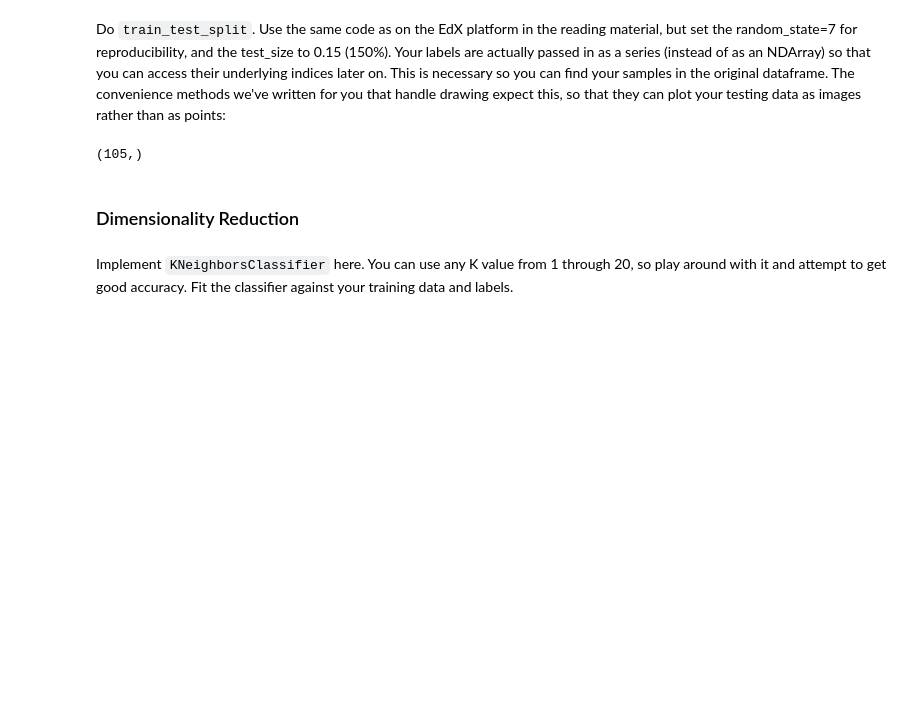
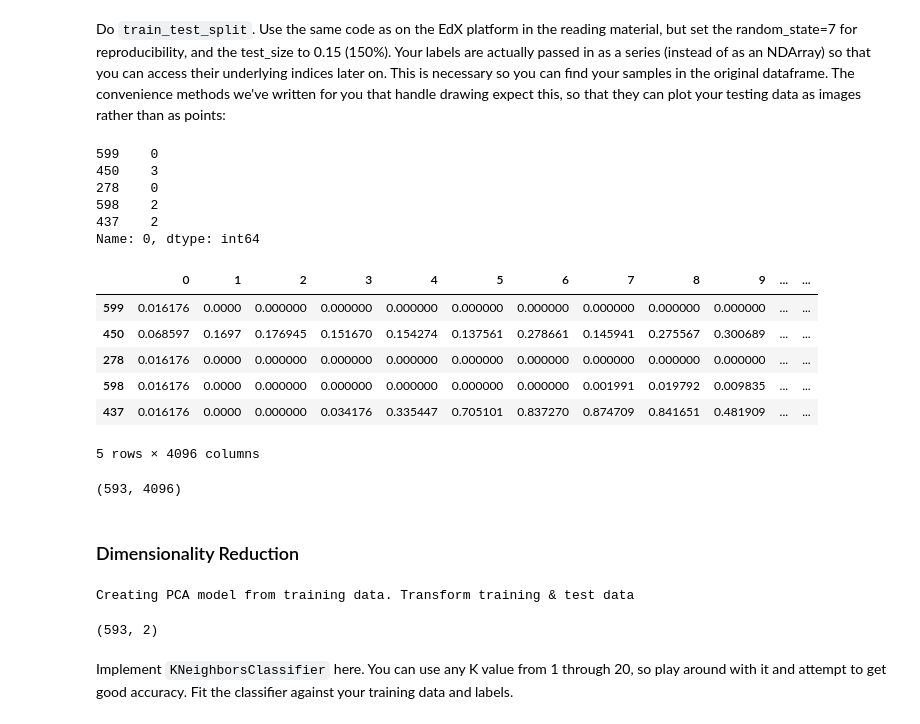
Before and after one commit to sandertan/DAT210x, a Jupyter notebook: Module5/Module5 - Lab6.ipynb, the cells around one changed output. Drawn from its saved outputs; the diff is of its cells as text; code cells hidden in the pictures; blank space fills up the shorter version.

```diff
--- a/Module5/Module5 - Lab6.ipynb
+++ b/Module5/Module5 - Lab6.ipynb
@@ -110,3 +113,8 @@ def Plot2DBoundary(DTrain, LTrain, DTest, LTest):
 ### The Assignment
 # %% [markdown]
 Use the same code from Module4/assignment4.ipynb to load up the `face_data.mat` file into a dataframe called `df`. Be sure to calculate the `num_pixels` value, and to rotate the images to being right-side-up instead of sideways. This was demonstrated in the [Lab Assignment 4](https://github.com/authman/DAT210x/blob/master/Module4/assignment4.ipynb) code.
+# %%
+mat = scipy.io.loadmat('../Module4/Datasets/face_data.mat')
+df = pd.DataFrame(mat['images']).T
+num_images, num_pixels = df.shape
+num_pixels = int(math.sqrt(num_pixels))
@@ -113,9 +125,11 @@ Use the same code from Module4/assignment4.ipynb to load up the `face_data.mat`
 # %%
-mat = scipy.io.loadmat('Datasets/face_data.mat')
+mat = scipy.io.loadmat('../Module4/Datasets/face_data.mat')
 df = pd.DataFrame(mat['images']).T
 num_images, num_pixels = df.shape
 num_pixels = int(math.sqrt(num_pixels))
 
 # Rotate the pictures, so we don't have to crane our necks:
 for i in range(num_images):
-    df.loc[i,:] = df.loc[i,:].reshape(num_pixels, num_pixels).T.reshape(-1)
+    # Depending of pandas version, include values or not
+    #df.loc[i,:] = df.loc[i,:].reshape(num_pixels, num_pixels).T.reshape(-1)
+    df.loc[i,:] = df.loc[i,:].values.reshape(num_pixels, num_pixels).T.reshape(-1)
@@ -129,10 +141,29 @@ face_labels = face_labels_df[0]
 # %% [markdown]
 Do `train_test_split`. Use the same code as on the EdX platform in the reading material, but set the random_state=7 for reproducibility, and the test_size to 0.15 (150%). Your labels are actually passed in as a series (instead of as an NDArray) so that you can access their underlying indices later on. This is necessary so you can find your samples in the original dataframe. The convenience methods we've written for you that handle drawing expect this, so that they can plot your testing data as images rather than as points:
 # %%
-X_train, X_test, y_train, y_test = train_test_split(df, face_labels, random_state=7, test_size=0.15)
+X_train, X_test, label_train, label_test = train_test_split(df, face_labels, random_state=7, test_size=0.15)
+# %%
+label_train[0:5]
+# %% [output]
+599    0
+450    3
+278    0
+598    2
+437    2
+Name: 0, dtype: int64
+# %%
+X_train[0:5]
+# %% [output]
+|  | 0 | 1 | 2 | 3 | 4 | 5 | 6 | 7 | 8 | 9 | ... | ... |
+| 599 | 0.016176 | 0.0000 | 0.000000 | 0.000000 | 0.000000 | 0.000000 | 0.000000 | 0.000000 | 0.000000 | 0.000000 | ... | ... |
+| 450 | 0.068597 | 0.1697 | 0.176945 | 0.151670 | 0.154274 | 0.137561 | 0.278661 | 0.145941 | 0.275567 | 0.300689 | ... | ... |
+| 278 | 0.016176 | 0.0000 | 0.000000 | 0.000000 | 0.000000 | 0.000000 | 0.000000 | 0.000000 | 0.000000 | 0.000000 | ... | ... |
+| 598 | 0.016176 | 0.0000 | 0.000000 | 0.000000 | 0.000000 | 0.000000 | 0.000000 | 0.001991 | 0.019792 | 0.009835 | ... | ... |
+| 437 | 0.016176 | 0.0000 | 0.000000 | 0.034176 | 0.335447 | 0.705101 | 0.837270 | 0.874709 | 0.841651 | 0.481909 | ... | ... |
+5 rows × 4096 columns
 # %%
-y_test.shape
+X_train.shape
 # %% [output]
-(105,)
+(593, 4096)
 # %% [markdown]
 ### Dimensionality Reduction
@@ -154,11 +187,13 @@ if Test_PCA:
     # TODO: Implement PCA here. ONLY train against your training data, but
     # transform both your training + test data, storing the results back into
     # data_train, and data_test.
+    print('Creating PCA model from training data. Transform training & test data')
+
 
     pca_model = PCA(n_components = 2, svd_solver='randomized', random_state=7)
     pca_model.fit(X_train)
-    data_train = pca_model.transform(X_Train)
-    data_test = pca_model.transform(X_Test)
+    data_train = pca_model.transform(X_train)
+    data_test = pca_model.transform(X_test)
 
 else:
     # INFO: Isomap is used *before* KNeighbors to simplify your high dimensionality
@@ -180,9 +215,17 @@ else:
     # transform both your training + test data, storing the results back into
     # data_train, and data_test.
 
-    pca_model = Isomap(n_components = 2)
-    pca_model.fit(X_train)
-    data_train = pca_model.transform(X_train)
-    data_test = pca_model.transform(X_test)
+    print('Creating Isomap model from training data. Transform training & test data')
+
+    isomap_model = Isomap(n_components = 2)
+    isomap_model.fit(X_train)
+    data_train = isomap_model.transform(X_train)
+    data_test = isomap_model.transform(X_test)
+# %% [output]
+Creating PCA model from training data. Transform training & test data
+# %%
+data_train.shape
+# %% [output]
+(593, 2)
 # %% [markdown]
 Implement `KNeighborsClassifier` here. You can use any K value from 1 through 20, so play around with it and attempt to get good accuracy. Fit the classifier against your training data and labels.
```
Also changed, not shown: parts of 12 cells of this notebook.
